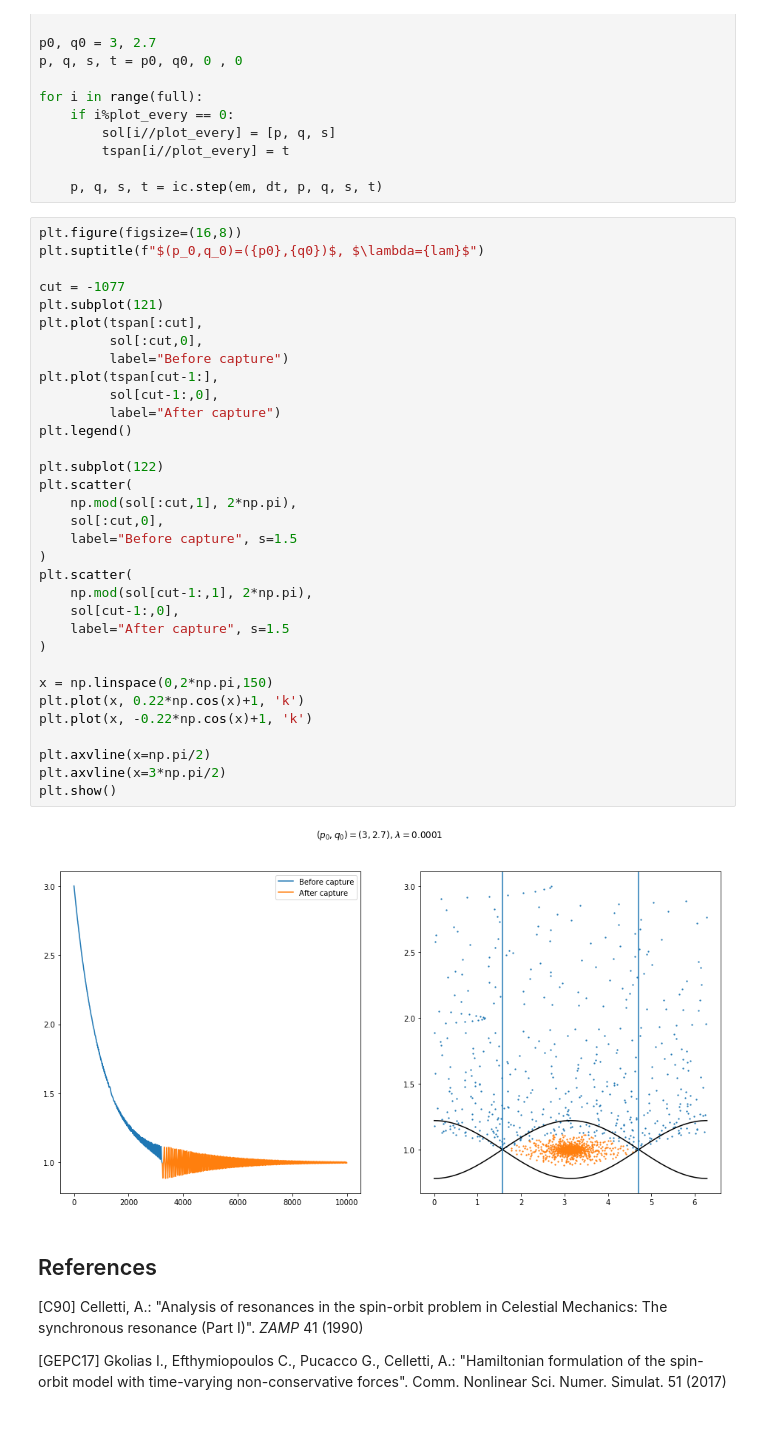
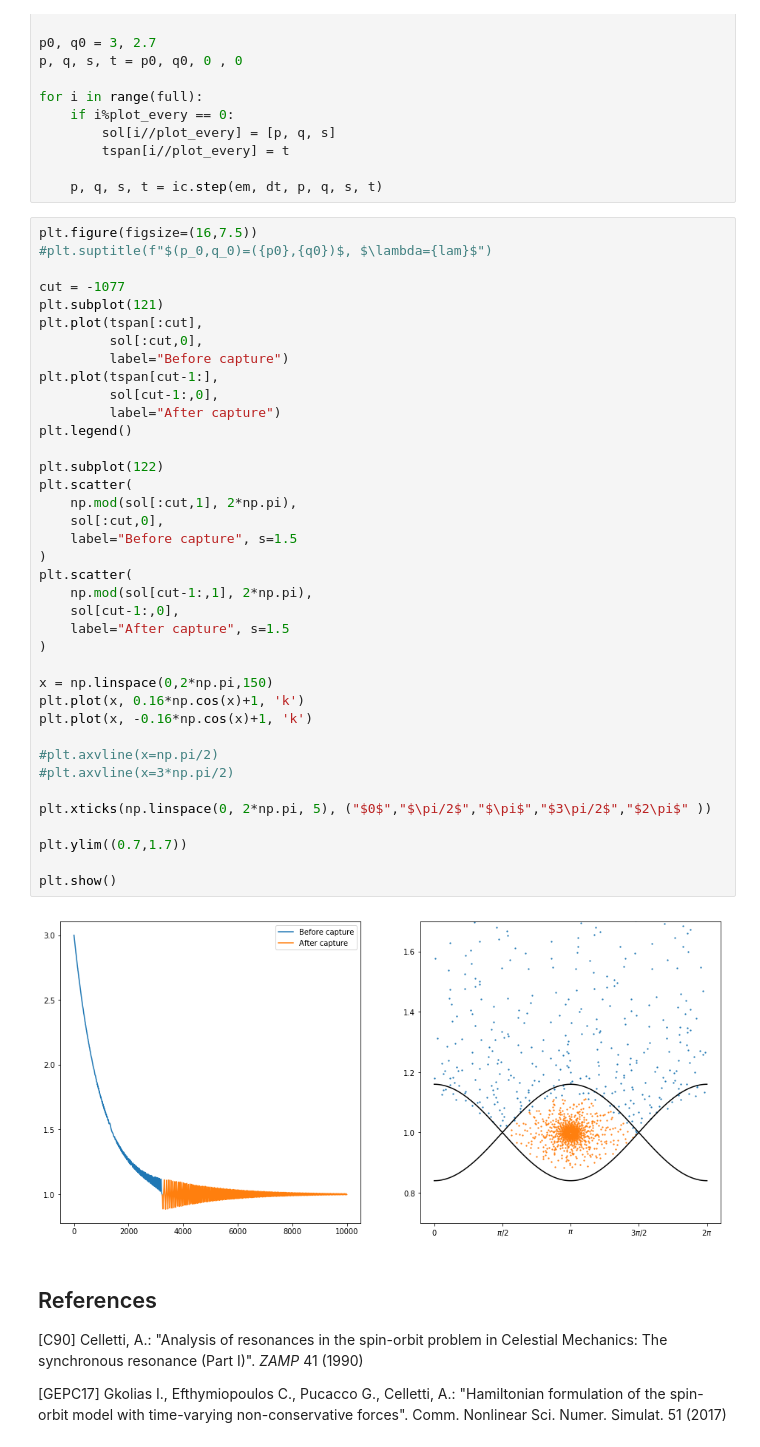
Before and after one commit to mseri/contact-integrators, a Jupyter notebook: The Spin-Orbit problem.ipynb, the cells around one changed output. Saved outputs shown, nothing was run; the diff lists cells and outputs as text.

```diff
--- a/The Spin-Orbit problem.ipynb
+++ b/The Spin-Orbit problem.ipynb
@@ -261,40 +416,45 @@ for i in range(full):
 
     p, q, s, t = ic.step(em, dt, p, q, s, t)
 # %%
-plt.figure(figsize=(16,8))
-plt.suptitle(f"$(p_0,q_0)=({p0},{q0})$, $\lambda={lam}$")
+plt.figure(figsize=(16,7.5))
+#plt.suptitle(f"$(p_0,q_0)=({p0},{q0})$, $\lambda={lam}$")
 
 cut = -1077
 plt.subplot(121)
 plt.plot(tspan[:cut],
          sol[:cut,0],
          label="Before capture")
 plt.plot(tspan[cut-1:],
          sol[cut-1:,0],
          label="After capture")
 plt.legend()
 
 plt.subplot(122)
 plt.scatter(
     np.mod(sol[:cut,1], 2*np.pi),
     sol[:cut,0],
     label="Before capture", s=1.5
 )
 plt.scatter(
     np.mod(sol[cut-1:,1], 2*np.pi),
     sol[cut-1:,0],
     label="After capture", s=1.5
 )
 
 x = np.linspace(0,2*np.pi,150)
-plt.plot(x, 0.22*np.cos(x)+1, 'k')
-plt.plot(x, -0.22*np.cos(x)+1, 'k')
+plt.plot(x, 0.16*np.cos(x)+1, 'k')
+plt.plot(x, -0.16*np.cos(x)+1, 'k')
 
-plt.axvline(x=np.pi/2)
-plt.axvline(x=3*np.pi/2)
+#plt.axvline(x=np.pi/2)
+#plt.axvline(x=3*np.pi/2)
+
+plt.xticks(np.linspace(0, 2*np.pi, 5), ("$0$","$\pi/2$","$\pi$","$3\pi/2$","$2\pi$" ))
+
+plt.ylim((0.7,1.7))
+
 plt.show()
 # %% [output]
-[figure, old version]
+[figure, new version]
 # %% [markdown]
 ## References
 
```
Also changed, not shown: parts of 8 cells of this notebook.
